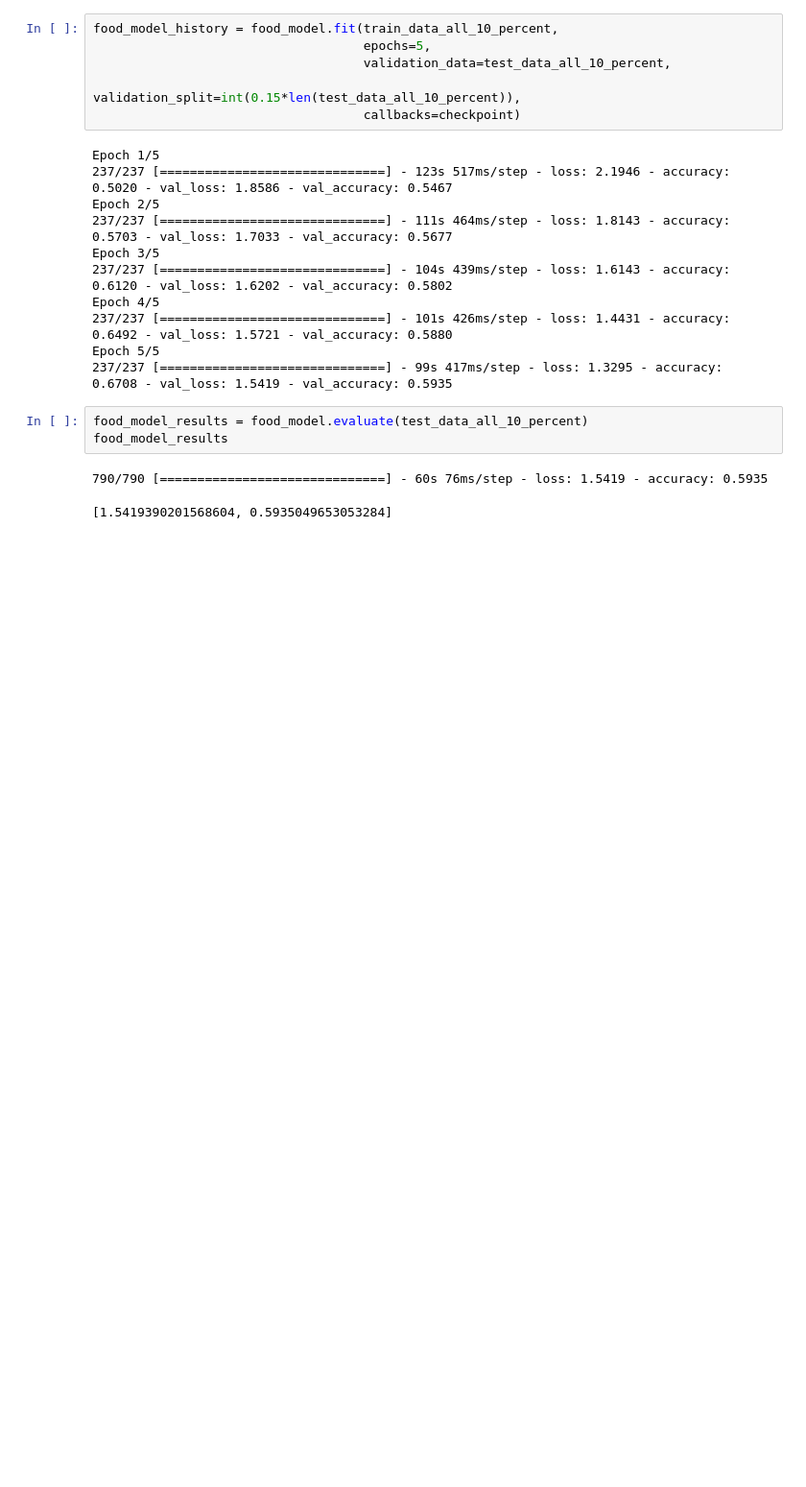
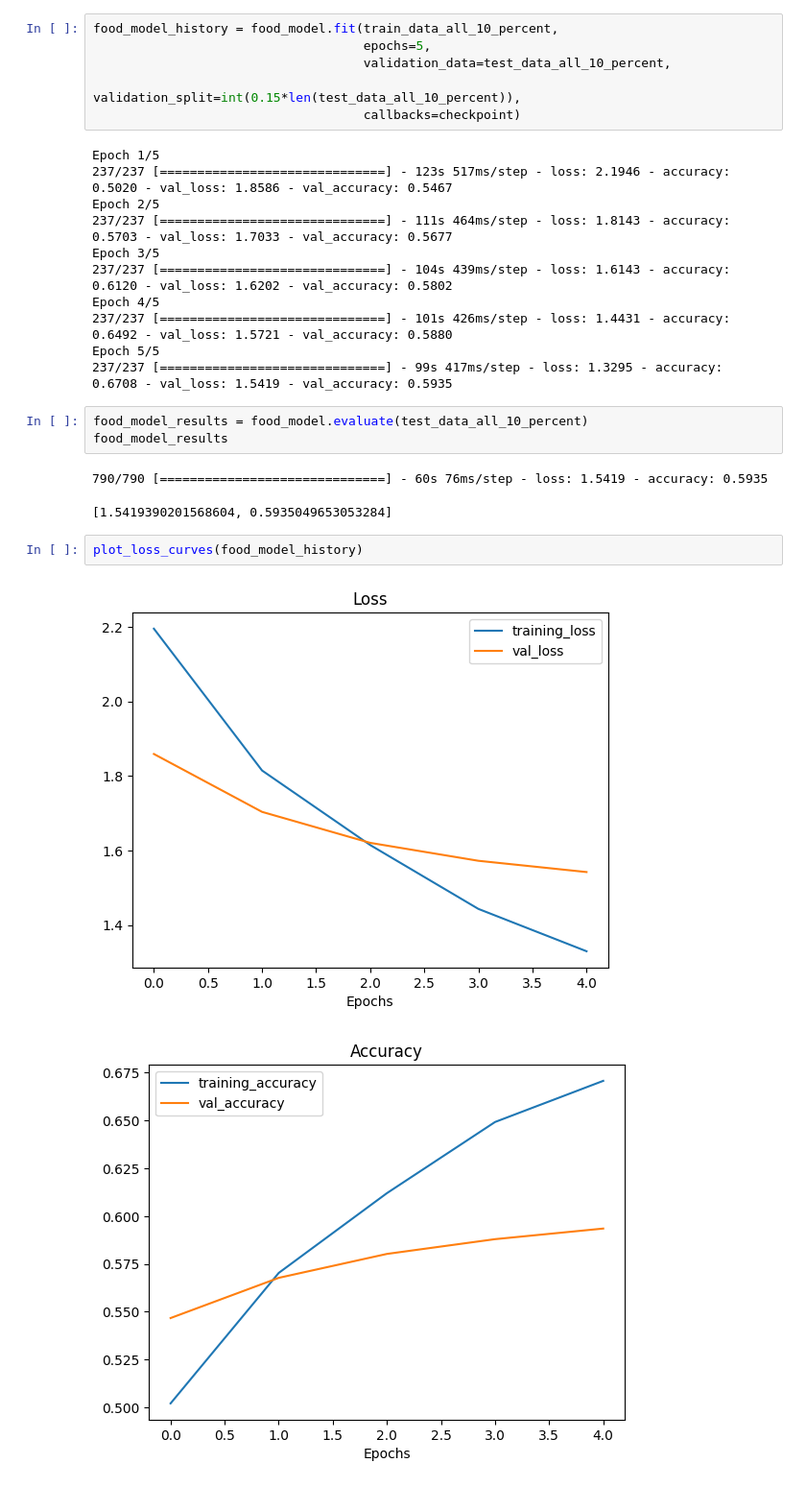
Before and after one commit to nika-va/practice, a Jupyter notebook: 06_transfer_learning_part_3_scaling_up.ipynb, the cells around one changed output. Shown at 96% size. Cells and saved outputs as stored; diff of their text form; blank space fills up the shorter version.

```diff
--- a/06_transfer_learning_part_3_scaling_up.ipynb
+++ b/06_transfer_learning_part_3_scaling_up.ipynb
@@ -146,3 +146,8 @@ food_model_results
 # %% [output]
 790/790 [==============================] - 60s 76ms/step - loss: 1.5419 - accuracy: 0.5935
 [1.5419390201568604, 0.5935049653053284]
+# %%
+plot_loss_curves(food_model_history)
+# %% [output]
+[figure, added]
+[figure, added]
```
